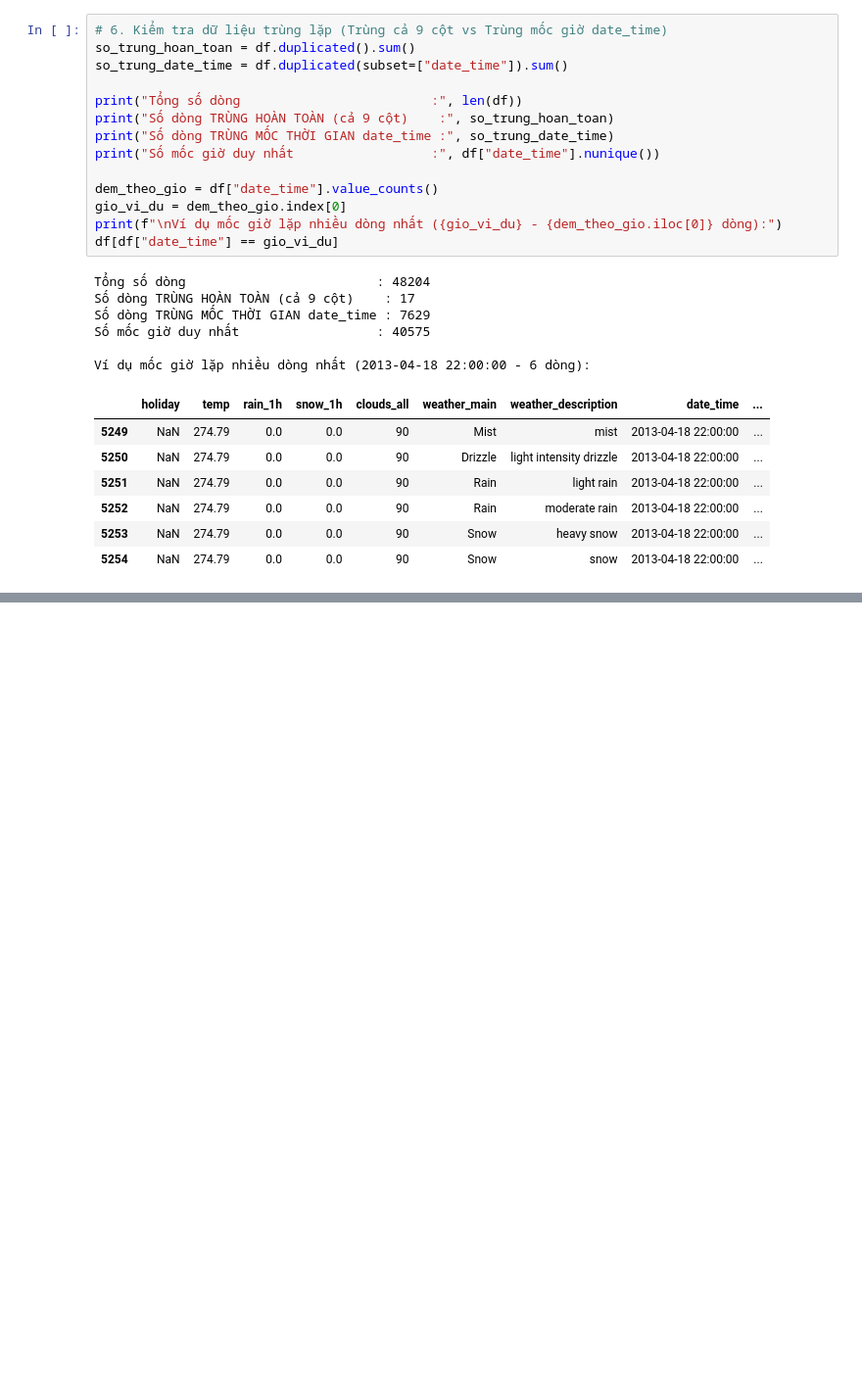
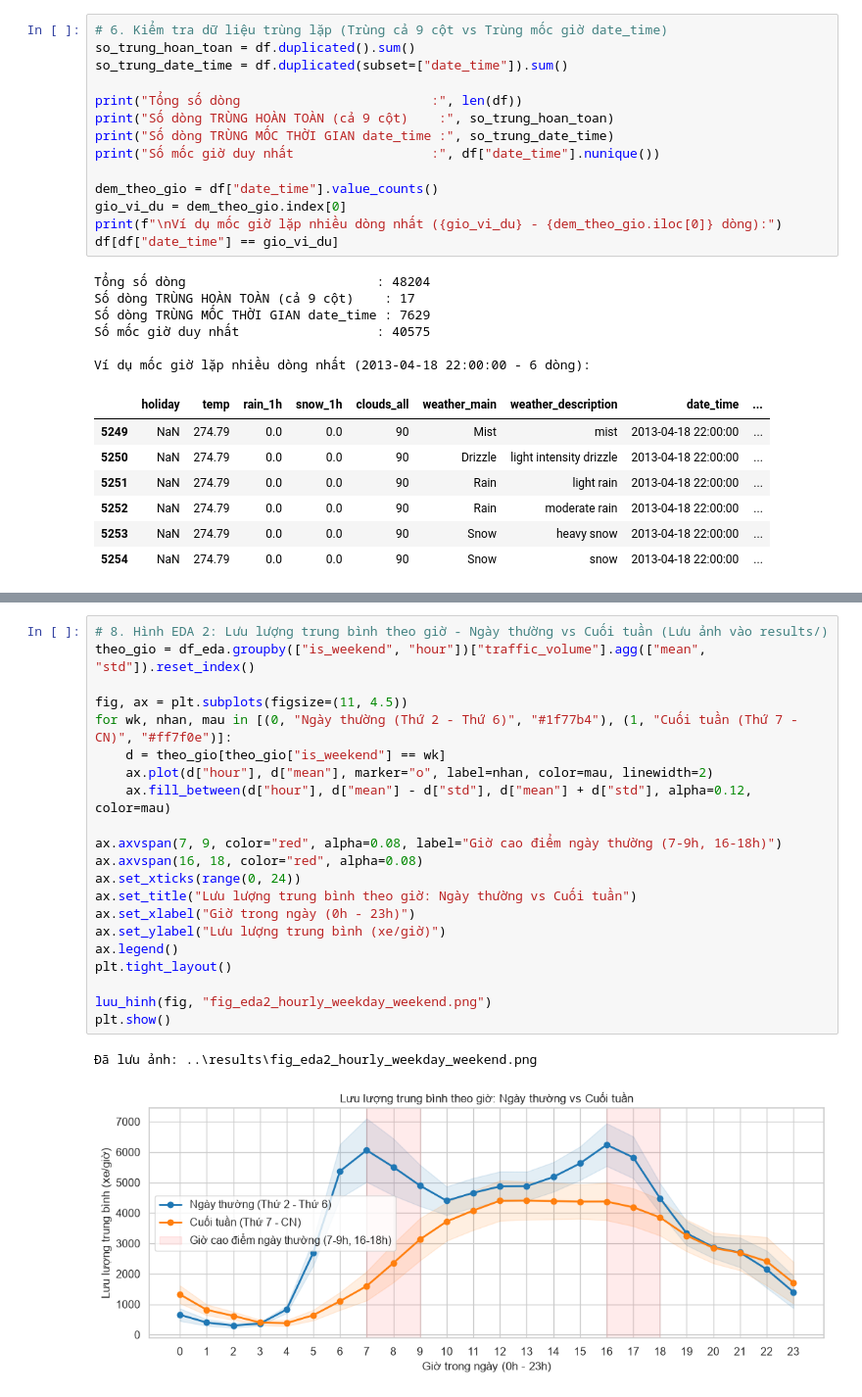
Before and after one commit to duchihi06/btl_nh-m_3, a Jupyter notebook: code/note_01.ipynb, the cells around one changed output, grey strips where cells are left out. Shown at 98% size. Saved outputs shown, nothing was run; the diff lists cells and outputs as text; blank space fills up the shorter version.

```diff
--- a/code/note_01.ipynb
+++ b/code/note_01.ipynb
@@ -165,0 +204,24 @@ Ví dụ mốc giờ lặp nhiều dòng nhất (2013-04-18 22:00:00 - 6 dòng):
+# %%
+# 8. Hình EDA 2: Lưu lượng trung bình theo giờ - Ngày thường vs Cuối tuần (Lưu ảnh vào results/)
+theo_gio = df_eda.groupby(["is_weekend", "hour"])["traffic_volume"].agg(["mean", "std"]).reset_index()
+
+fig, ax = plt.subplots(figsize=(11, 4.5))
+for wk, nhan, mau in [(0, "Ngày thường (Thứ 2 - Thứ 6)", "#1f77b4"), (1, "Cuối tuần (Thứ 7 - CN)", "#ff7f0e")]:
+    d = theo_gio[theo_gio["is_weekend"] == wk]
+    ax.plot(d["hour"], d["mean"], marker="o", label=nhan, color=mau, linewidth=2)
+    ax.fill_between(d["hour"], d["mean"] - d["std"], d["mean"] + d["std"], alpha=0.12, color=mau)
+
+ax.axvspan(7, 9, color="red", alpha=0.08, label="Giờ cao điểm ngày thường (7-9h, 16-18h)")
+ax.axvspan(16, 18, color="red", alpha=0.08)
+ax.set_xticks(range(0, 24))
+ax.set_title("Lưu lượng trung bình theo giờ: Ngày thường vs Cuối tuần")
+ax.set_xlabel("Giờ trong ngày (0h - 23h)")
+ax.set_ylabel("Lưu lượng trung bình (xe/giờ)")
+ax.legend()
+plt.tight_layout()
+
+luu_hinh(fig, "fig_eda2_hourly_weekday_weekend.png")
+plt.show()
+# %% [output]
+Đã lưu ảnh: ..\results\fig_eda2_hourly_weekday_weekend.png
+[figure, added]
```
Also changed, not shown: parts of 6 cells of this notebook.
